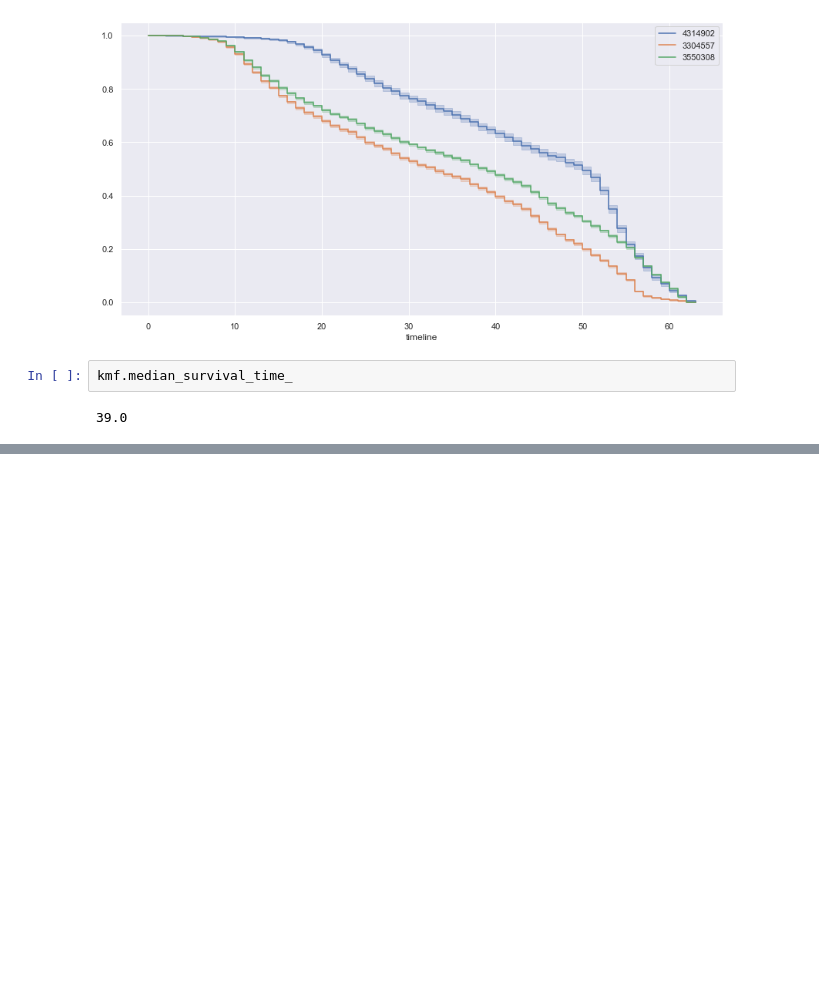
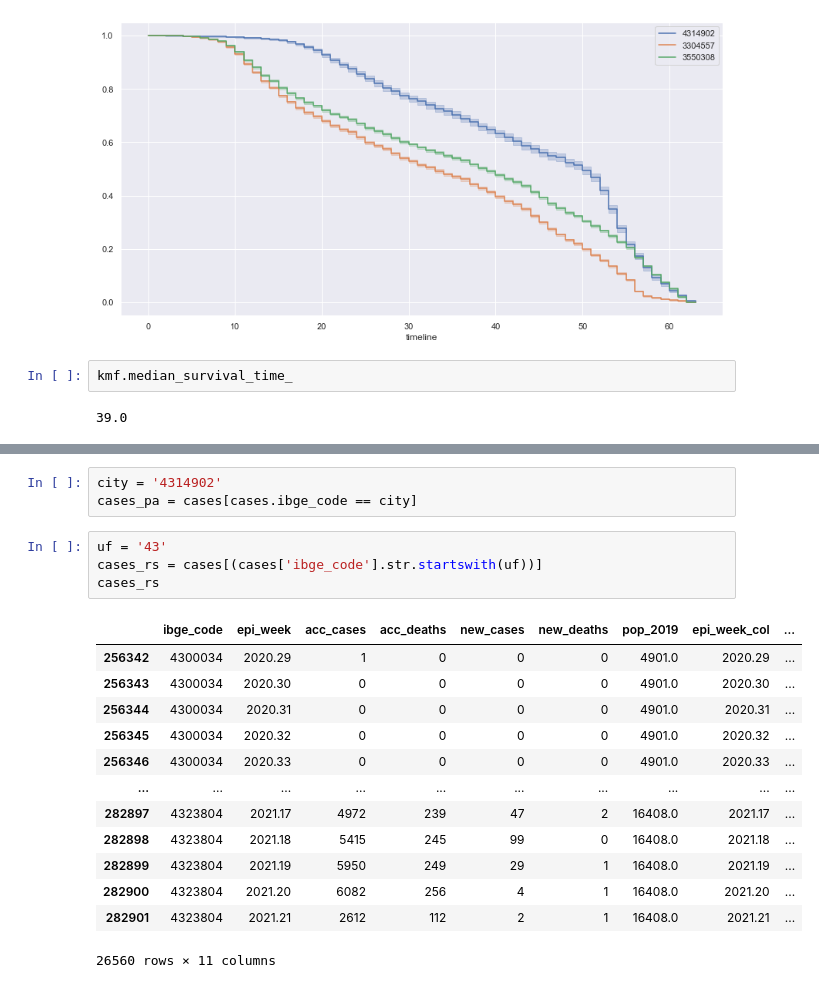
Before and after one commit to alexandrepereiraarq/COVIDGI, a Jupyter notebook: CVGI_MR_05_analysis.ipynb, the cells around one changed output, grey strips where cells are left out. Drawn from its saved outputs; the diff is of its cells as text; blank space fills up the shorter version.

```diff
--- a/CVGI_MR_05_analysis.ipynb
+++ b/CVGI_MR_05_analysis.ipynb
@@ -247,0 +264,21 @@ kmf.median_survival_time_
+# %%
+city = '4314902'
+cases_pa = cases[cases.ibge_code == city]
+# %%
+uf = '43'
+cases_rs = cases[(cases['ibge_code'].str.startswith(uf))]
+cases_rs
+# %% [output]
+|  | ibge_code | epi_week | acc_cases | acc_deaths | new_cases | new_deaths | pop_2019 | epi_week_col | ... |
+| 256342 | 4300034 | 2020.29 | 1 | 0 | 0 | 0 | 4901.0 | 2020.29 | ... |
+| 256343 | 4300034 | 2020.30 | 0 | 0 | 0 | 0 | 4901.0 | 2020.30 | ... |
+| 256344 | 4300034 | 2020.31 | 0 | 0 | 0 | 0 | 4901.0 | 2020.31 | ... |
+| 256345 | 4300034 | 2020.32 | 0 | 0 | 0 | 0 | 4901.0 | 2020.32 | ... |
+| 256346 | 4300034 | 2020.33 | 0 | 0 | 0 | 0 | 4901.0 | 2020.33 | ... |
+| ... | ... | ... | ... | ... | ... | ... | ... | ... | ... |
+| 282897 | 4323804 | 2021.17 | 4972 | 239 | 47 | 2 | 16408.0 | 2021.17 | ... |
+| 282898 | 4323804 | 2021.18 | 5415 | 245 | 99 | 0 | 16408.0 | 2021.18 | ... |
+| 282899 | 4323804 | 2021.19 | 5950 | 249 | 29 | 1 | 16408.0 | 2021.19 | ... |
+| 282900 | 4323804 | 2021.20 | 6082 | 256 | 4 | 1 | 16408.0 | 2021.20 | ... |
+| 282901 | 4323804 | 2021.21 | 2612 | 112 | 2 | 1 | 16408.0 | 2021.21 | ... |
+26560 rows × 11 columns
```
Also changed, not shown: parts of 19 cells of this notebook, 1 other file.
